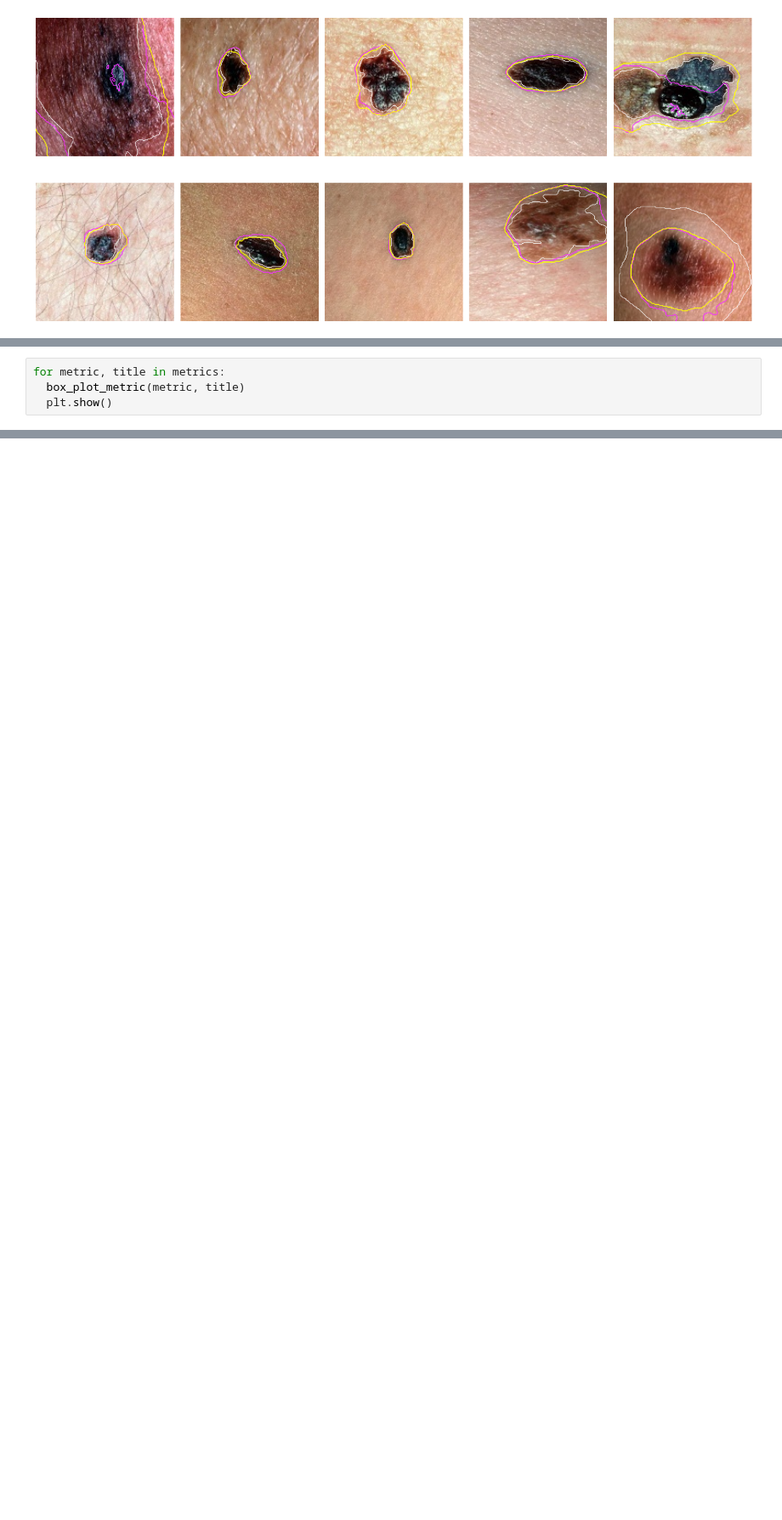
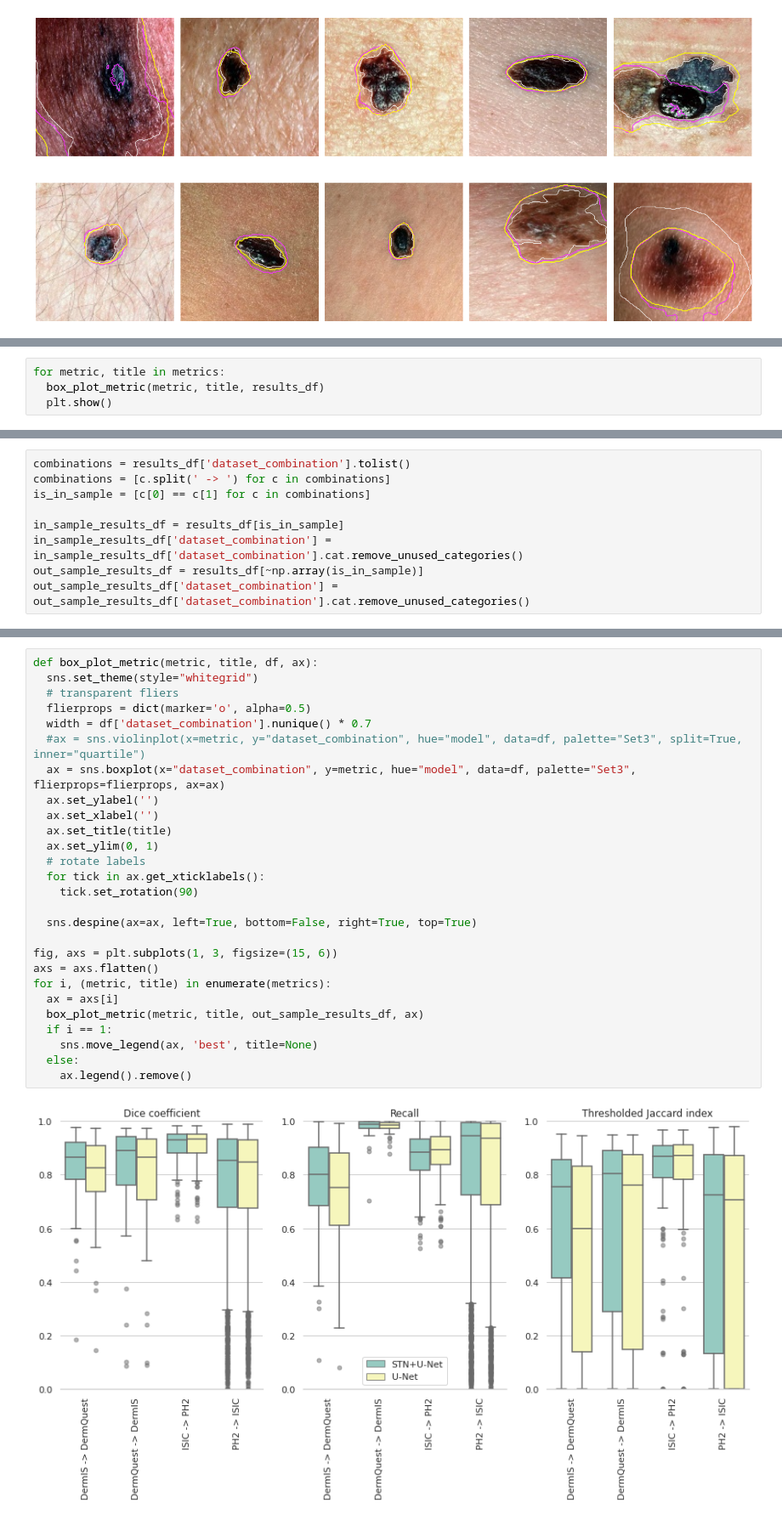
Before and after one commit to marinbenc/domain-specific-transforms, a Jupyter notebook: viz.ipynb, the cells around one changed output, grey strips where cells are left out. Shown at 85% size. Drawn from its saved outputs; the diff is of its cells as text; blank space fills up the shorter version.

```diff
--- a/viz.ipynb
+++ b/viz.ipynb
@@ -228,5 +224,5 @@ table
 # %%
 for metric, title in metrics:
-  box_plot_metric(metric, title)
+  box_plot_metric(metric, title, results_df)
   plt.show()
 # %% [output]
@@ -236,0 +230,9 @@ for metric, title in metrics:
+# %%
+combinations = results_df['dataset_combination'].tolist()
+combinations = [c.split(' -> ') for c in combinations]
+is_in_sample = [c[0] == c[1] for c in combinations]
+
+in_sample_results_df = results_df[is_in_sample]
+in_sample_results_df['dataset_combination'] = in_sample_results_df['dataset_combination'].cat.remove_unused_categories()
+out_sample_results_df = results_df[~np.array(is_in_sample)]
+out_sample_results_df['dataset_combination'] = out_sample_results_df['dataset_combination'].cat.remove_unused_categories()
@@ -236,0 +250,29 @@ for metric, title in metrics:
+# %%
+def box_plot_metric(metric, title, df, ax):
+  sns.set_theme(style="whitegrid")
+  # transparent fliers
+  flierprops = dict(marker='o', alpha=0.5)
+  width = df['dataset_combination'].nunique() * 0.7
+  #ax = sns.violinplot(x=metric, y="dataset_combination", hue="model", data=df, palette="Set3", split=True, inner="quartile")
+  ax = sns.boxplot(x="dataset_combination", y=metric, hue="model", data=df, palette="Set3", flierprops=flierprops, ax=ax)
+  ax.set_ylabel('')
+  ax.set_xlabel('')
+  ax.set_title(title)
+  ax.set_ylim(0, 1)
+  # rotate labels
+  for tick in ax.get_xticklabels():
+    tick.set_rotation(90)
+
+  sns.despine(ax=ax, left=True, bottom=False, right=True, top=True)
+
+fig, axs = plt.subplots(1, 3, figsize=(15, 6))
+axs = axs.flatten()
+for i, (metric, title) in enumerate(metrics):
+  ax = axs[i]
+  box_plot_metric(metric, title, out_sample_results_df, ax)
+  if i == 1:
+    sns.move_legend(ax, 'best', title=None)
+  else:
+    ax.legend().remove()
+# %% [output]
+[figure, added]
```
Also changed, not shown: parts of 6 cells of this notebook, 51 other files.
